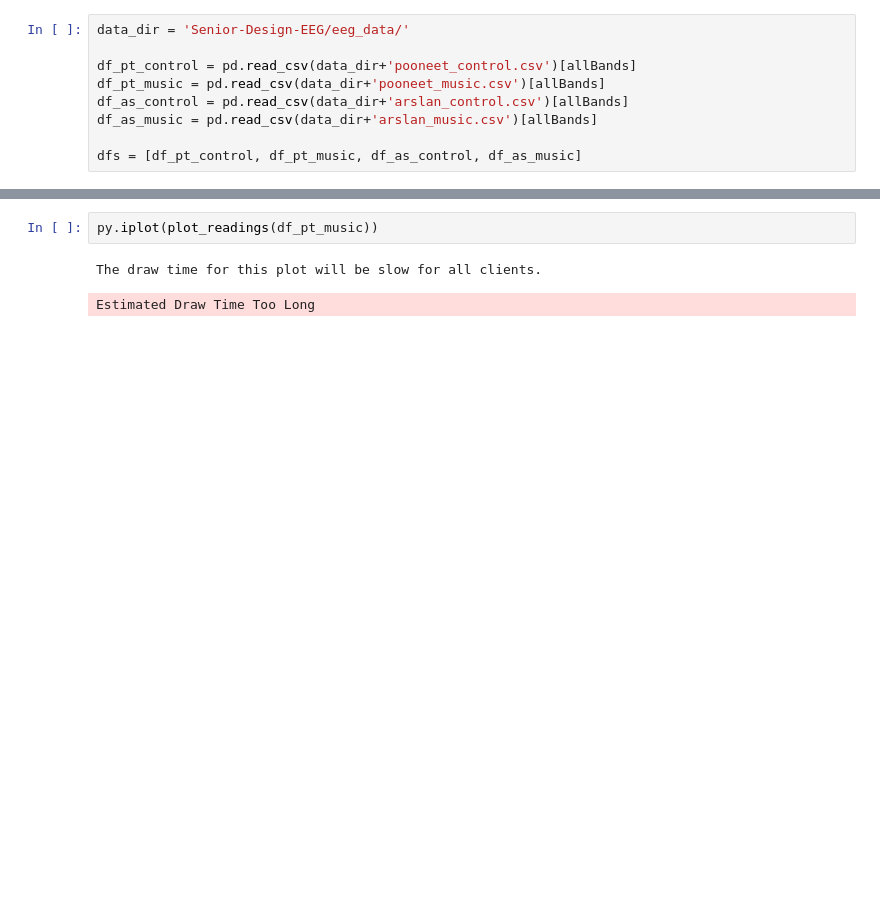
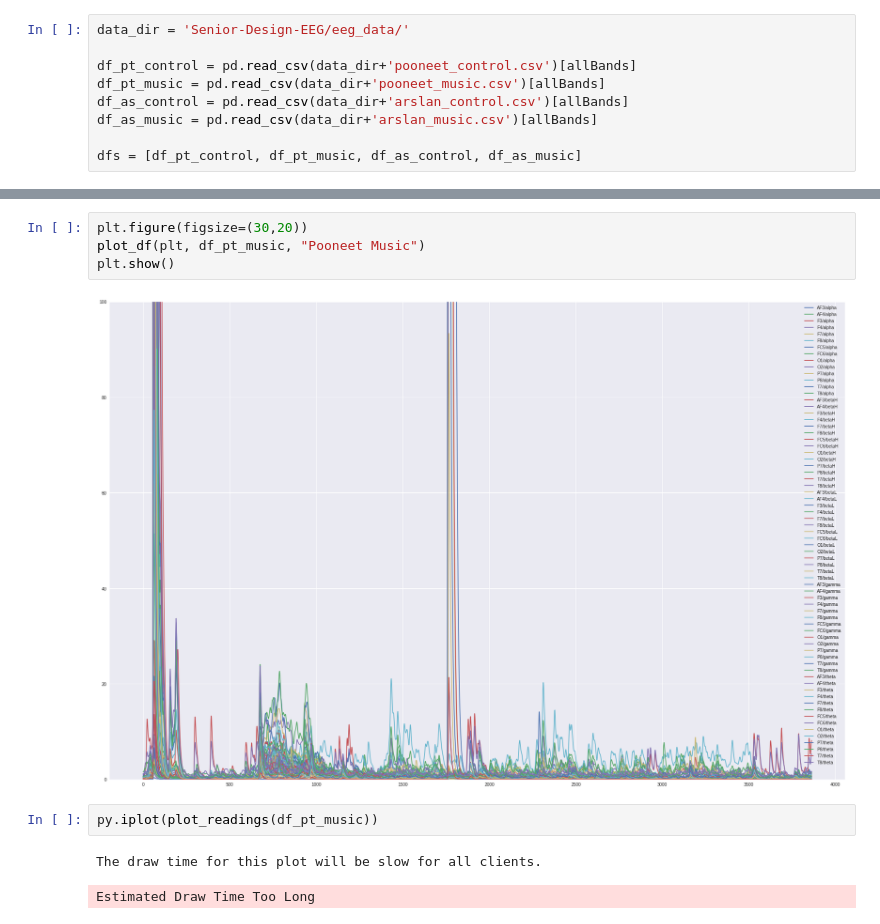
Before and after one commit to Hanssel36/Senior-Design-EEG, a Jupyter notebook: Visualization_plotly.ipynb, the cells around one changed output, grey strips where cells are left out. Saved outputs shown, nothing was run; the diff lists cells and outputs as text; blank space fills up the shorter version.

```diff
--- a/Visualization_plotly.ipynb
+++ b/Visualization_plotly.ipynb
@@ -66,6 +75,12 @@ py.iplot(plot_readings(df_pt_control))
 The draw time for this plot will be slow for clients without much RAM.
 Estimated Draw Time Slow
 [interactive output not drawn]
+# %%
+plt.figure(figsize=(30,20))
+plot_df(plt, df_pt_music, "Pooneet Music")
+plt.show()
+# %% [output]
+[figure, added]
 # %%
 py.iplot(plot_readings(df_pt_music))
 # %% [output]
```
Also changed, not shown: parts of 17 cells of this notebook.
